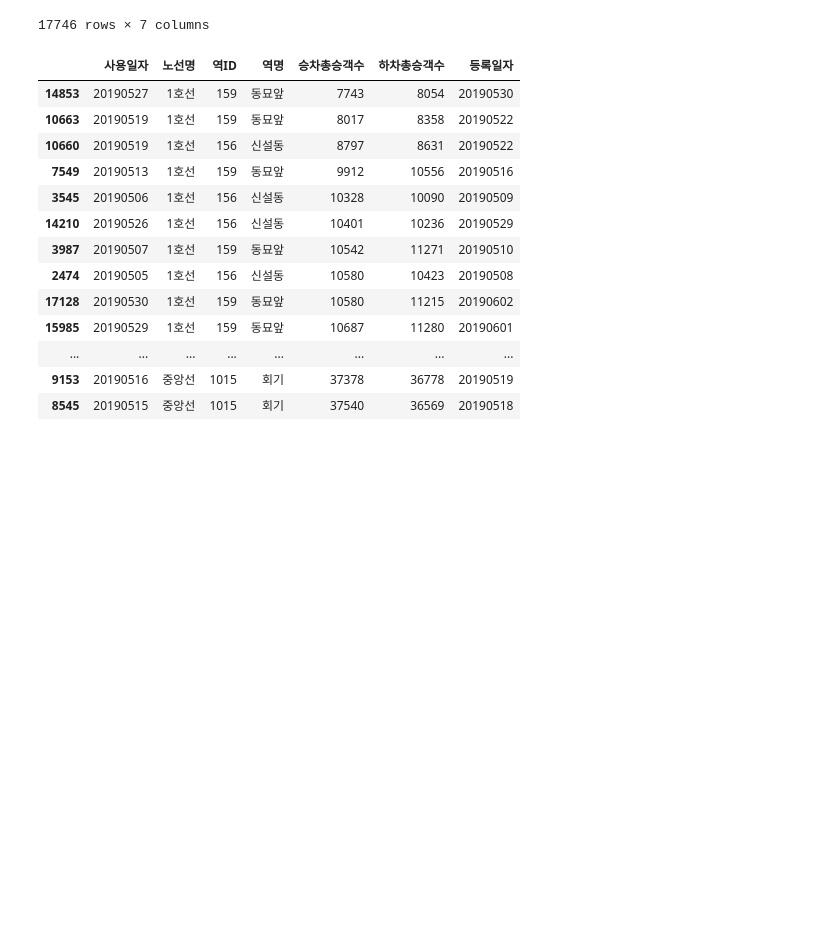
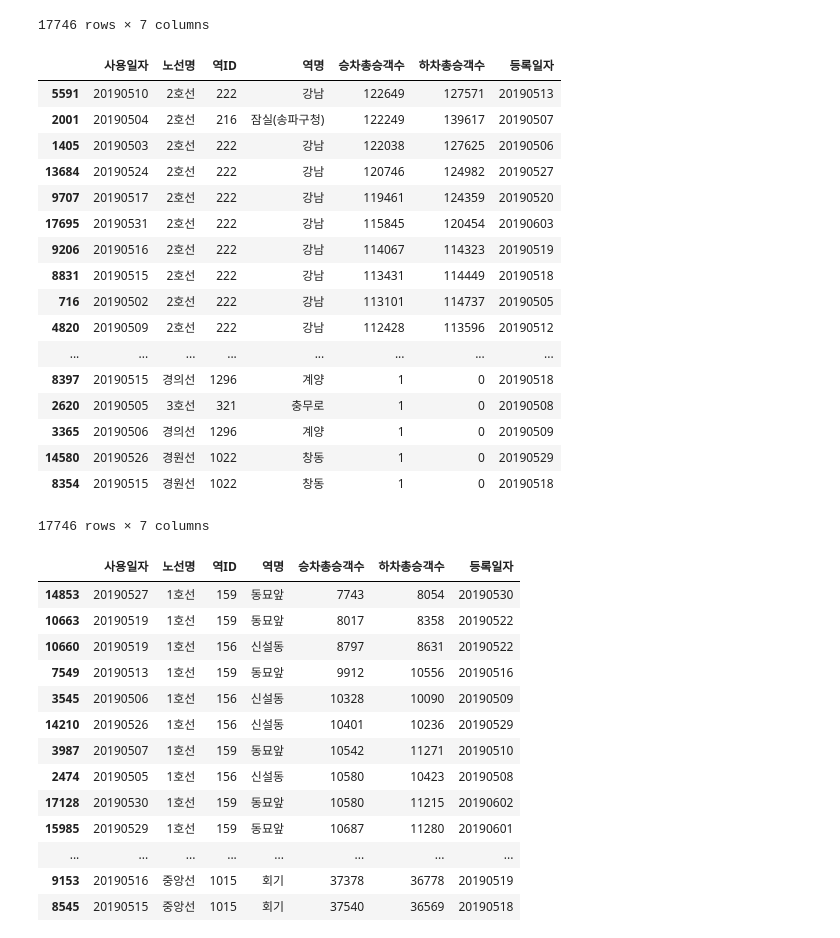
Before and after one commit to gubosd/lecture6, a Jupyter notebook: 포트폴리오/01_pandas_subway.ipynb, the cells around one changed output. Drawn from its saved outputs; the diff is of its cells as text; code cells hidden in the pictures; blank space fills up the shorter version.

```diff
--- a/포트폴리오/01_pandas_subway.ipynb
+++ b/포트폴리오/01_pandas_subway.ipynb
@@ -385,6 +387,27 @@ subway.sort_values('승차총승객수', ascending=False)
 | 11376 | 20190520 | 분당선 | 1031 | 복정 | 1 | 0 | 20190523 |
 | 12050 | 20190521 | 경의선 | 1291 | 서울역 | 1 | 0 | 20190524 |
 17746 rows × 7 columns
+# %%
+subway.sort_values('승차총승객수')[::-1]
+# %% [output]
+|  | 사용일자 | 노선명 | 역ID | 역명 | 승차총승객수 | 하차총승객수 | 등록일자 |
+| 5591 | 20190510 | 2호선 | 222 | 강남 | 122649 | 127571 | 20190513 |
+| 2001 | 20190504 | 2호선 | 216 | 잠실(송파구청) | 122249 | 139617 | 20190507 |
+| 1405 | 20190503 | 2호선 | 222 | 강남 | 122038 | 127625 | 20190506 |
+| 13684 | 20190524 | 2호선 | 222 | 강남 | 120746 | 124982 | 20190527 |
+| 9707 | 20190517 | 2호선 | 222 | 강남 | 119461 | 124359 | 20190520 |
+| 17695 | 20190531 | 2호선 | 222 | 강남 | 115845 | 120454 | 20190603 |
+| 9206 | 20190516 | 2호선 | 222 | 강남 | 114067 | 114323 | 20190519 |
+| 8831 | 20190515 | 2호선 | 222 | 강남 | 113431 | 114449 | 20190518 |
+| 716 | 20190502 | 2호선 | 222 | 강남 | 113101 | 114737 | 20190505 |
+| 4820 | 20190509 | 2호선 | 222 | 강남 | 112428 | 113596 | 20190512 |
+| ... | ... | ... | ... | ... | ... | ... | ... |
+| 8397 | 20190515 | 경의선 | 1296 | 계양 | 1 | 0 | 20190518 |
+| 2620 | 20190505 | 3호선 | 321 | 충무로 | 1 | 0 | 20190508 |
+| 3365 | 20190506 | 경의선 | 1296 | 계양 | 1 | 0 | 20190509 |
+| 14580 | 20190526 | 경원선 | 1022 | 창동 | 1 | 0 | 20190529 |
+| 8354 | 20190515 | 경원선 | 1022 | 창동 | 1 | 0 | 20190518 |
+17746 rows × 7 columns
 # %%
 subway.sort_values(['노선명','승차총승객수'])
 # %% [output]
```
Also changed, not shown: parts of 27 cells of this notebook.
